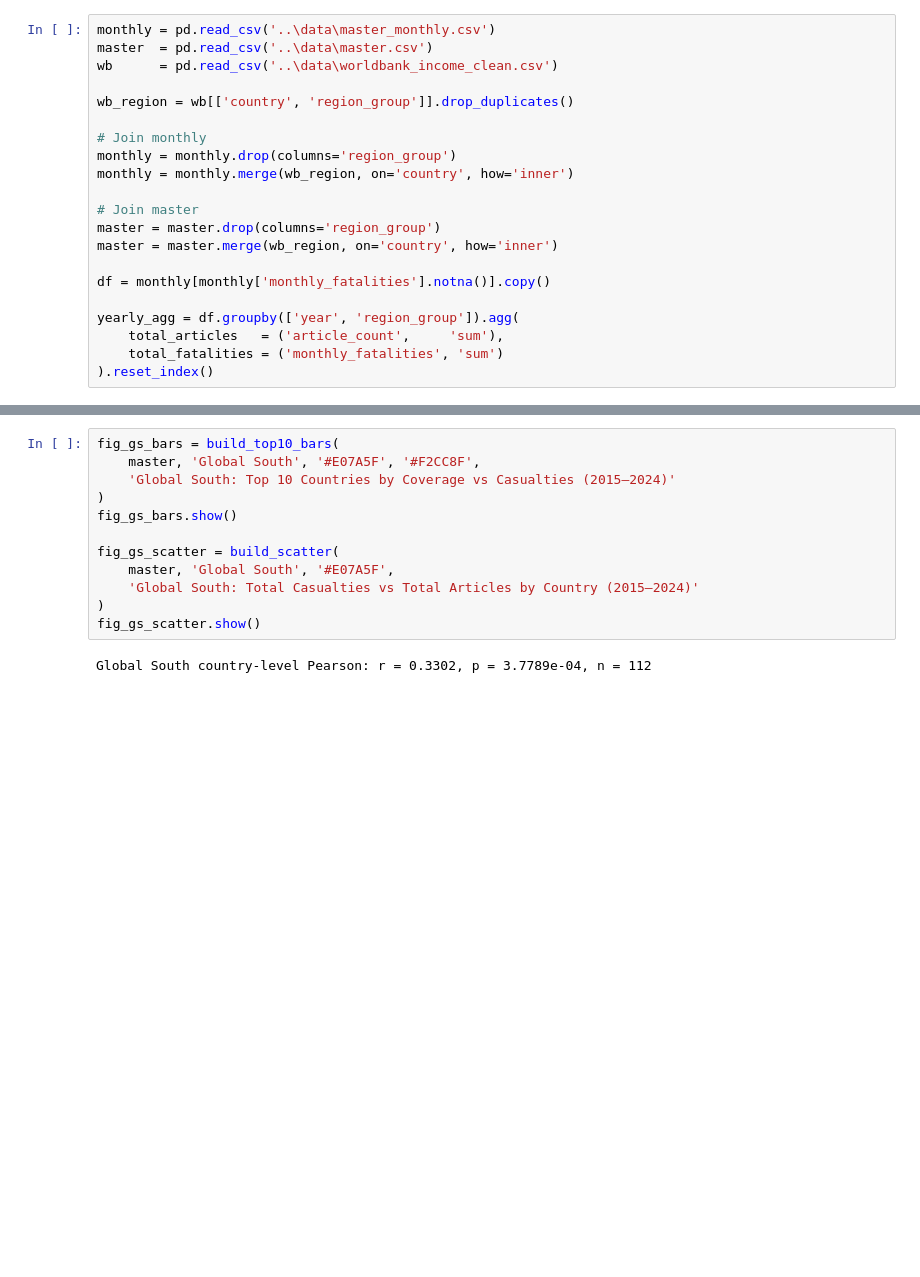
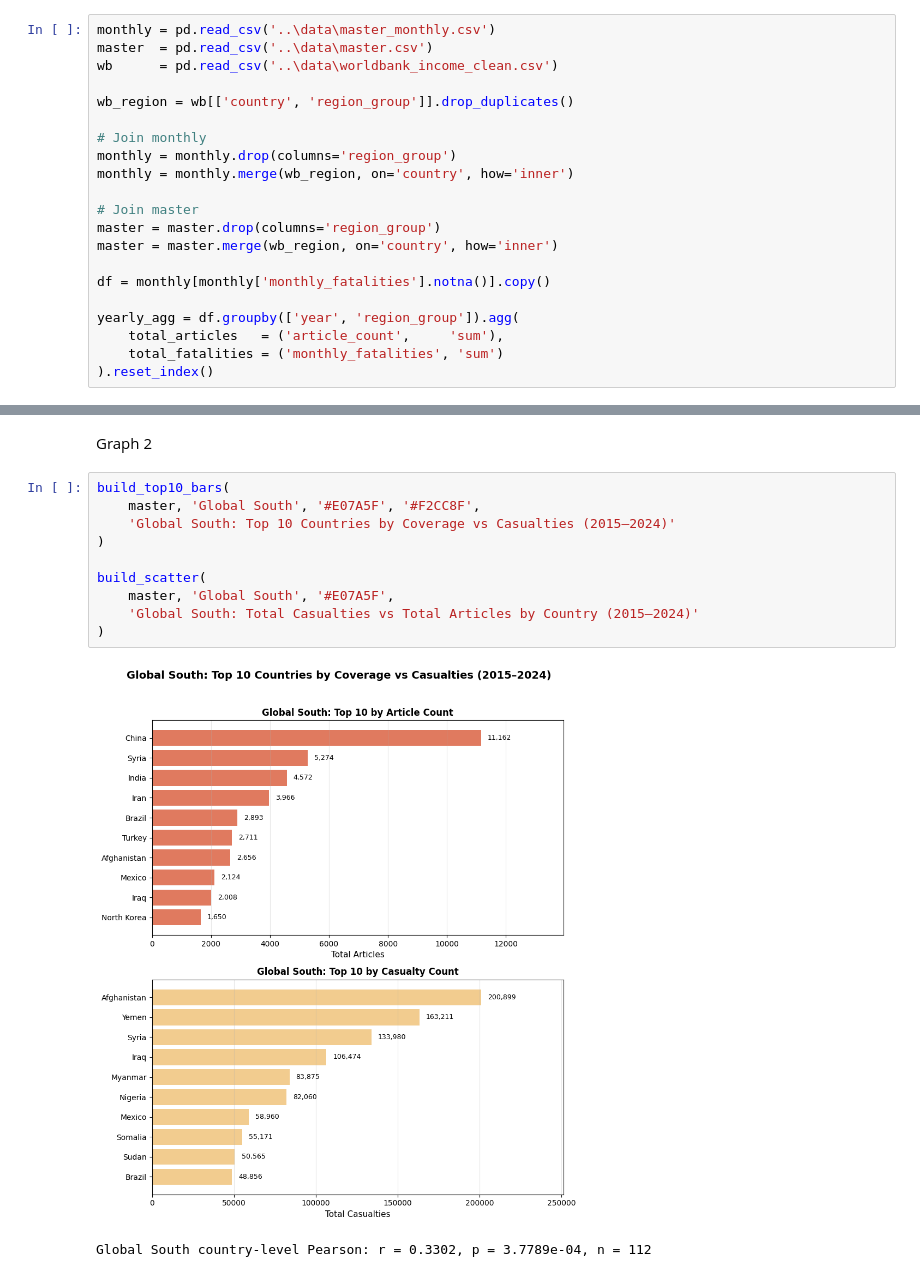
Before and after one commit to Harry9087655/ST115-group-project, a Jupyter notebook: analysis/q4.ipynb, the cells around one changed output, grey strips where cells are left out. Cells and saved outputs as stored; diff of their text form; blank space fills up the shorter version.

```diff
--- a/analysis/q4.ipynb
+++ b/analysis/q4.ipynb
@@ -351,14 +281,15 @@ From the scatter graph above, we could see that these two variables have stronge
+# %% [markdown]
+Graph 2
 # %%
-fig_gs_bars = build_top10_bars(
+build_top10_bars(
     master, 'Global South', '#E07A5F', '#F2CC8F',
     'Global South: Top 10 Countries by Coverage vs Casualties (2015–2024)'
 )
-fig_gs_bars.show()
 
-fig_gs_scatter = build_scatter(
+build_scatter(
     master, 'Global South', '#E07A5F',
     'Global South: Total Casualties vs Total Articles by Country (2015–2024)'
 )
-fig_gs_scatter.show()
 # %% [output]
+[figure, added]
 Global South country-level Pearson: r = 0.3302, p = 3.7789e-04, n = 112
```
Also changed, not shown: parts of 20 cells of this notebook.
